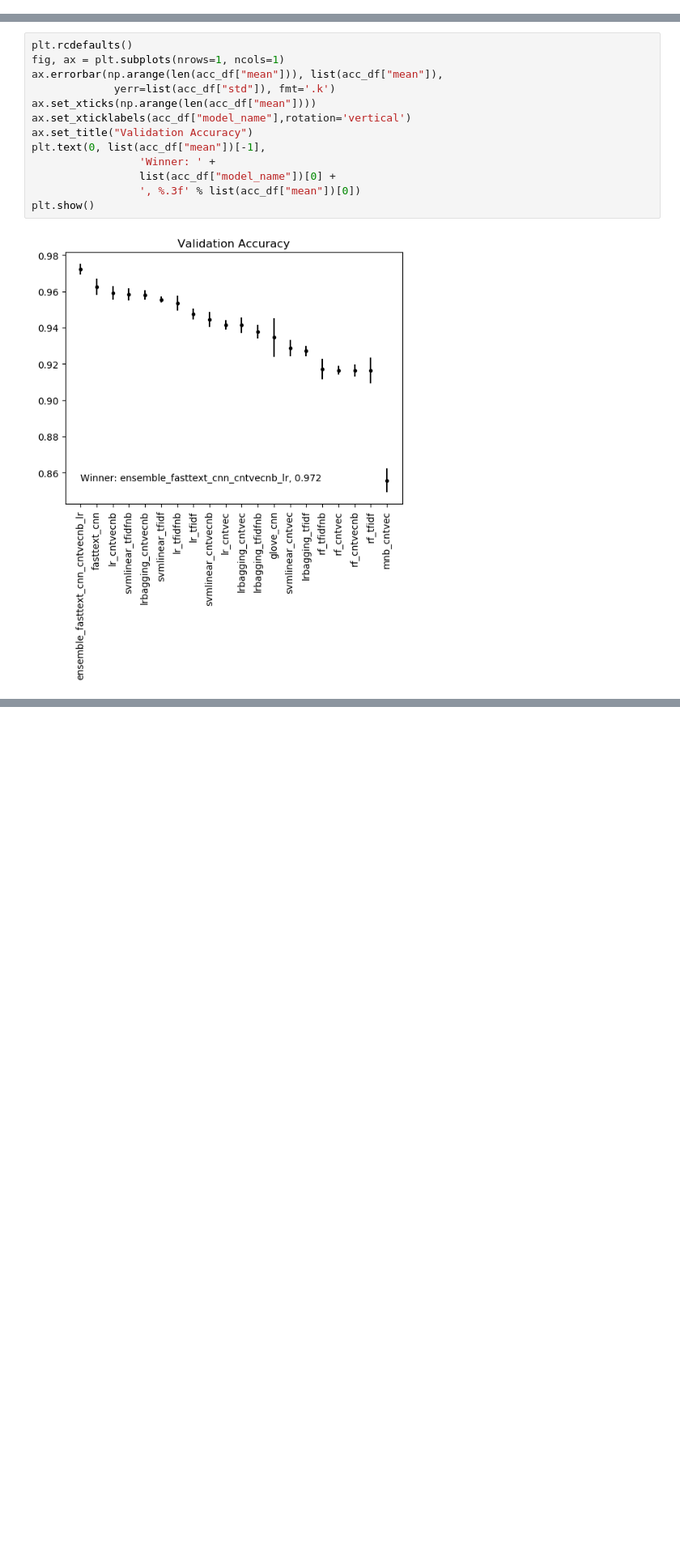
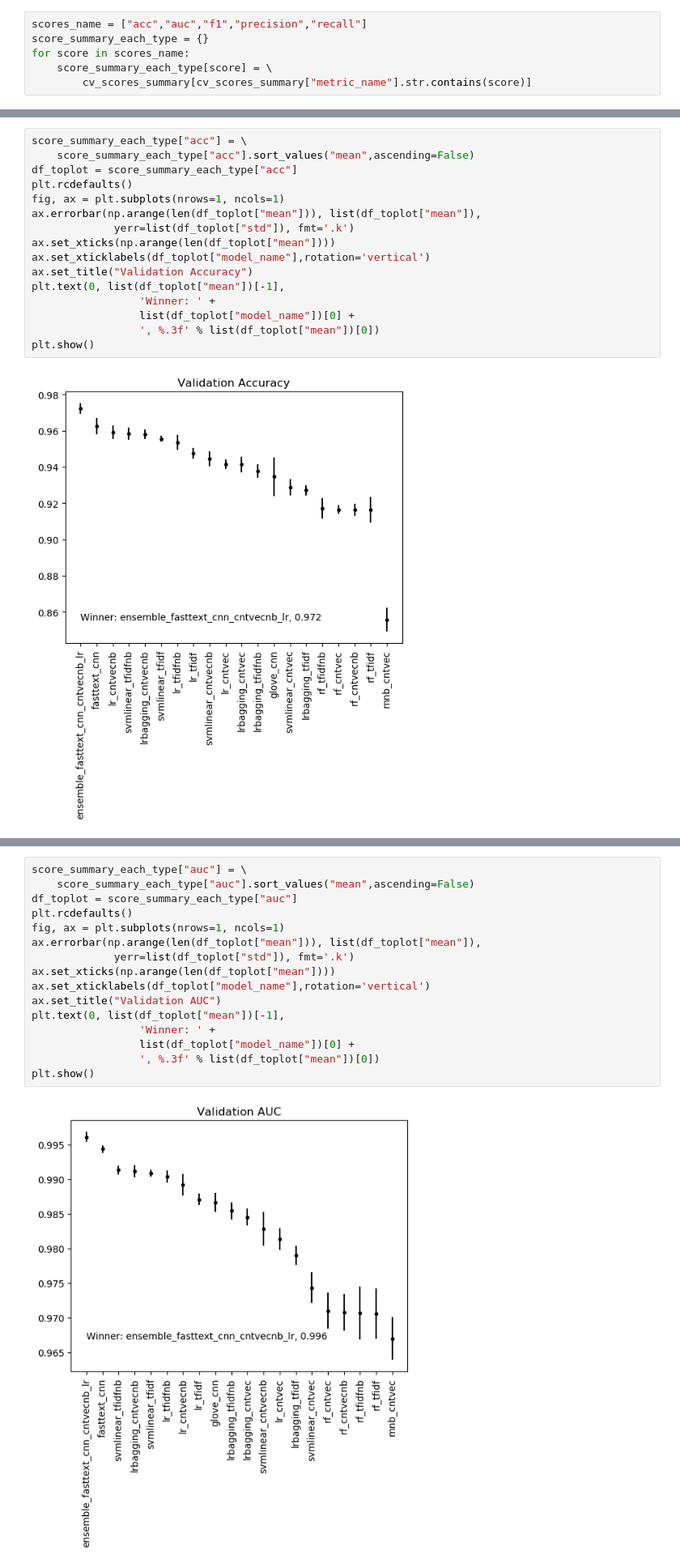
Before and after one commit to jmitroi/ML1010_GROUP_PROJECT, a Jupyter notebook: codes/ModelingResults.ipynb, the cells around one changed output, grey strips where cells are left out. Shown at 81% size. Saved outputs shown, nothing was run; the diff lists cells and outputs as text; blank space fills up the shorter version.

```diff
--- a/codes/ModelingResults.ipynb
+++ b/codes/ModelingResults.ipynb
@@ -187,0 +165,6 @@ auc_df
+# %%
+scores_name = ["acc","auc","f1","precision","recall"]
+score_summary_each_type = {}
+for score in scores_name:
+    score_summary_each_type[score] = \
+        cv_scores_summary[cv_scores_summary["metric_name"].str.contains(score)]
@@ -188,15 +217,18 @@ auc_df
 # %%
+score_summary_each_type["acc"] = \
+    score_summary_each_type["acc"].sort_values("mean",ascending=False)
+df_toplot = score_summary_each_type["acc"]
 plt.rcdefaults()
 fig, ax = plt.subplots(nrows=1, ncols=1)
-ax.errorbar(np.arange(len(acc_df["mean"])), list(acc_df["mean"]),
-             yerr=list(acc_df["std"]), fmt='.k')
-ax.set_xticks(np.arange(len(acc_df["mean"])))
-ax.set_xticklabels(acc_df["model_name"],rotation='vertical')
+ax.errorbar(np.arange(len(df_toplot["mean"])), list(df_toplot["mean"]),
+             yerr=list(df_toplot["std"]), fmt='.k')
+ax.set_xticks(np.arange(len(df_toplot["mean"])))
+ax.set_xticklabels(df_toplot["model_name"],rotation='vertical')
 ax.set_title("Validation Accuracy")
-plt.text(0, list(acc_df["mean"])[-1],
+plt.text(0, list(df_toplot["mean"])[-1],
                  'Winner: ' +
-                 list(acc_df["model_name"])[0] +
-                 ', %.3f' % list(acc_df["mean"])[0])
+                 list(df_toplot["model_name"])[0] +
+                 ', %.3f' % list(df_toplot["mean"])[0])
 plt.show()
 # %% [output]
 [figure]
@@ -202,0 +255,18 @@ plt.show()
+# %%
+score_summary_each_type["auc"] = \
+    score_summary_each_type["auc"].sort_values("mean",ascending=False)
+df_toplot = score_summary_each_type["auc"]
+plt.rcdefaults()
+fig, ax = plt.subplots(nrows=1, ncols=1)
+ax.errorbar(np.arange(len(df_toplot["mean"])), list(df_toplot["mean"]),
+             yerr=list(df_toplot["std"]), fmt='.k')
+ax.set_xticks(np.arange(len(df_toplot["mean"])))
+ax.set_xticklabels(df_toplot["model_name"],rotation='vertical')
+ax.set_title("Validation AUC")
+plt.text(0, list(df_toplot["mean"])[-1],
+                 'Winner: ' +
+                 list(df_toplot["model_name"])[0] +
+                 ', %.3f' % list(df_toplot["mean"])[0])
+plt.show()
+# %% [output]
+[figure, added]
```
Also changed, not shown: parts of 25 cells of this notebook, 5 other files.
